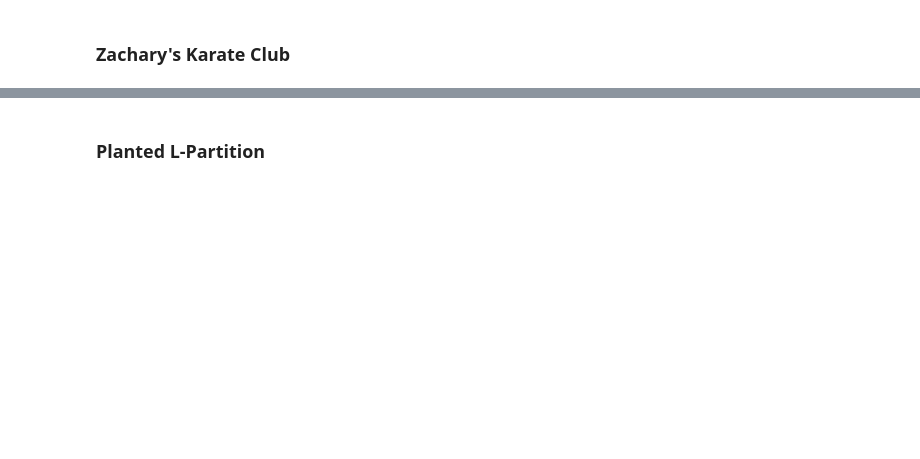
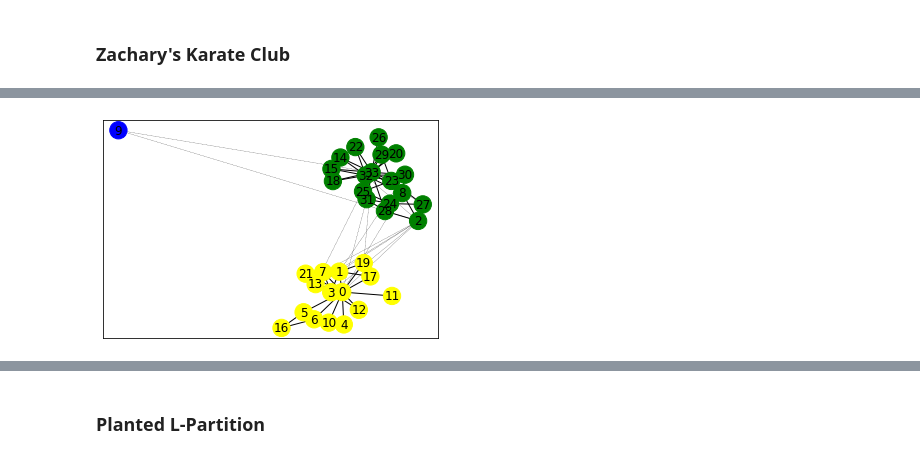
Before and after one commit to VedangW/community-detection, a Jupyter notebook: experiments/girvan_newman.ipynb, the cells around one changed output, grey strips where cells are left out. Cells and saved outputs as stored; diff of their text form; code cells hidden in the pictures; blank space fills up the shorter version.

```diff
--- a/experiments/girvan_newman.ipynb
+++ b/experiments/girvan_newman.ipynb
@@ -194,0 +200,5 @@ plt.show()
+# %%
+# Zachary's Karate Club graph with 3 communities
+visualize_community_structure(num_communities=3, G = nx.karate_club_graph())
+# %% [output]
+[figure, added]
```
Also changed, not shown: parts of 12 cells of this notebook, 1 other file.
